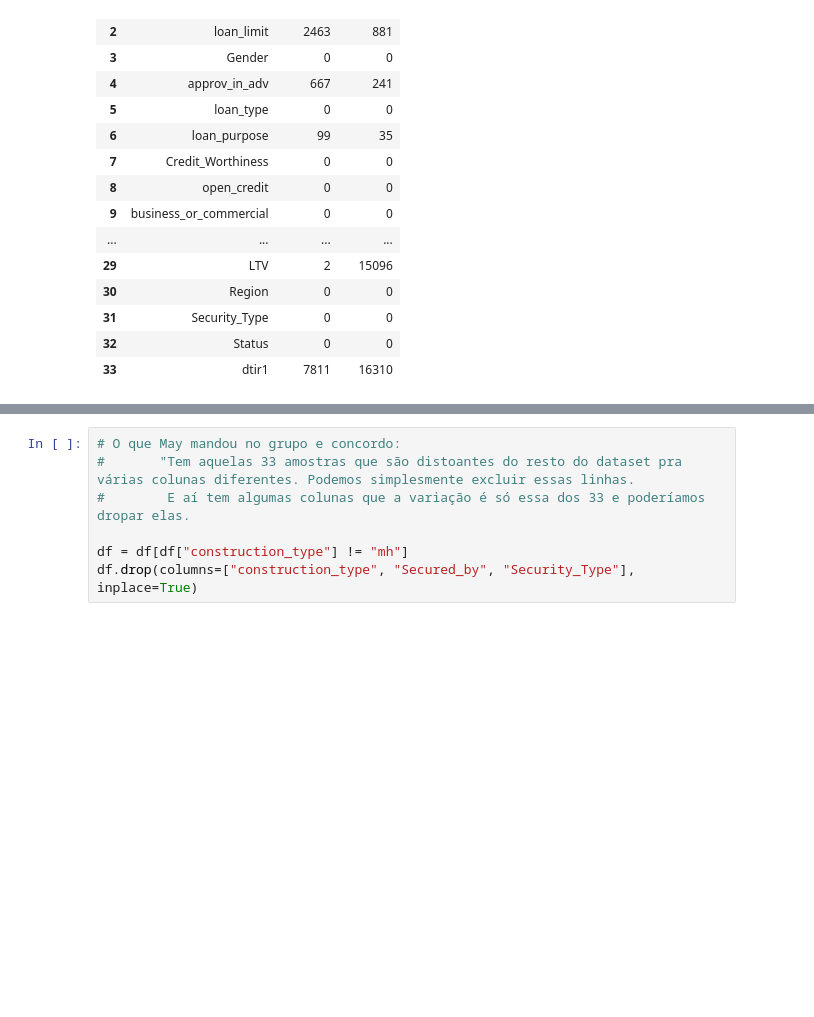
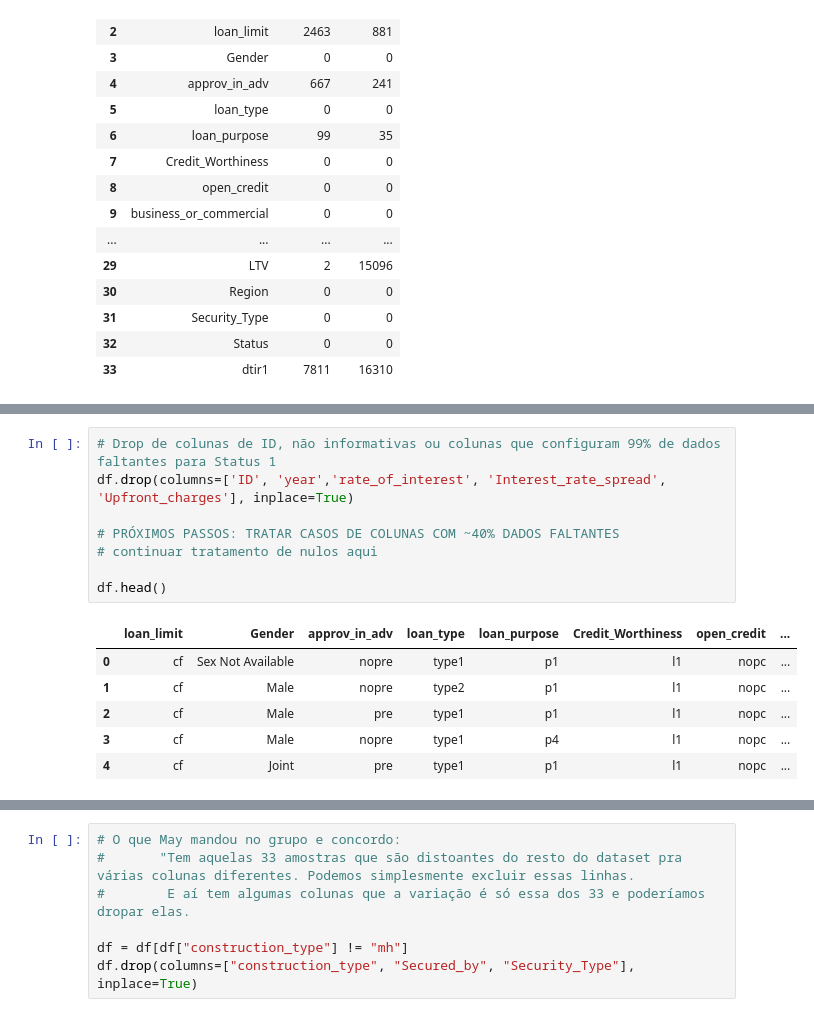
Before and after one commit to fernandobrancher/project_machine_learning_iii, a Jupyter notebook: project_loan_defaulters.ipynb, the cells around one changed output, grey strips where cells are left out. Saved outputs shown, nothing was run; the diff lists cells and outputs as text; blank space fills up the shorter version.

```diff
--- a/project_loan_defaulters.ipynb
+++ b/project_loan_defaulters.ipynb
@@ -211,0 +265,15 @@ Mayara: Gostei da ideia de usar o KNNImputer
+# %%
+# Drop de colunas de ID, não informativas ou colunas que configuram 99% de dados faltantes para Status 1
+df.drop(columns=['ID', 'year','rate_of_interest', 'Interest_rate_spread', 'Upfront_charges'], inplace=True)
+
+# PRÓXIMOS PASSOS: TRATAR CASOS DE COLUNAS COM ~40% DADOS FALTANTES
+# continuar tratamento de nulos aqui
+
+df.head()
+# %% [output]
+|  | loan_limit | Gender | approv_in_adv | loan_type | loan_purpose | Credit_Worthiness | open_credit | ... |
+| 0 | cf | Sex Not Available | nopre | type1 | p1 | l1 | nopc | ... |
+| 1 | cf | Male | nopre | type2 | p1 | l1 | nopc | ... |
+| 2 | cf | Male | pre | type1 | p1 | l1 | nopc | ... |
+| 3 | cf | Male | nopre | type1 | p4 | l1 | nopc | ... |
+| 4 | cf | Joint | pre | type1 | p1 | l1 | nopc | ... |
```
Also changed, not shown: parts of 22 cells of this notebook.
